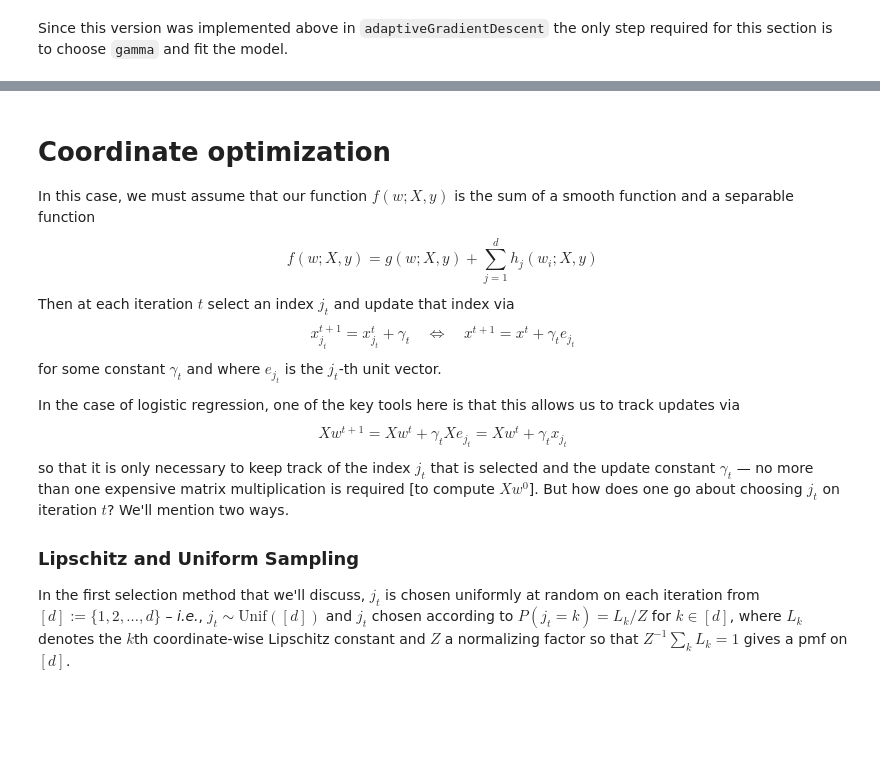
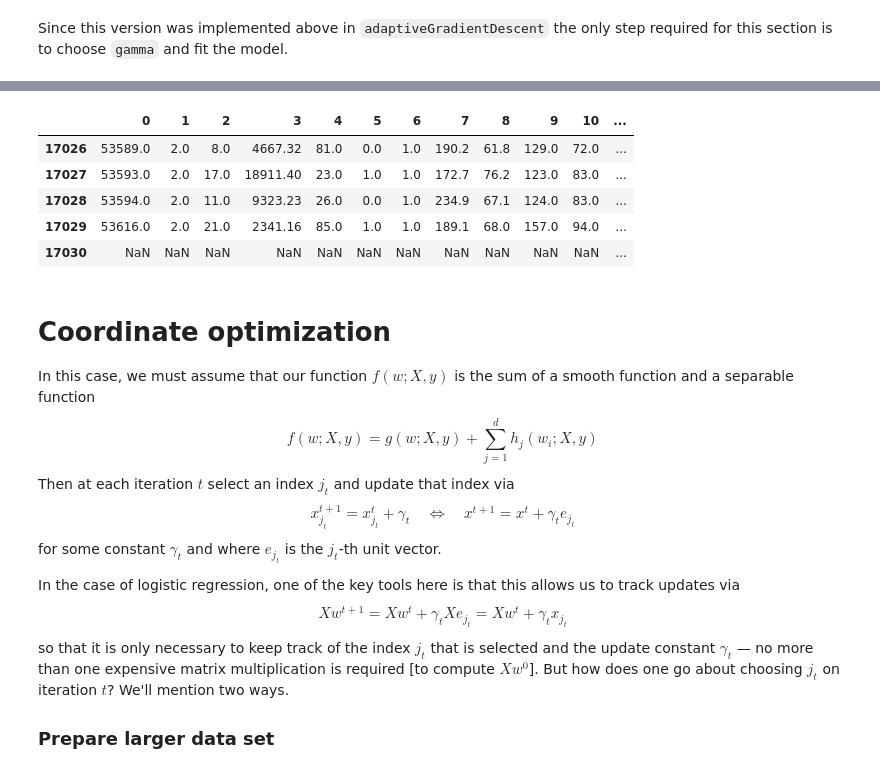
Before and after one commit to asberk/ubcs3, a Jupyter notebook: Gradient Descent (master).ipynb, the cells around one changed output, grey strips where cells are left out. Drawn from its saved outputs; the diff is of its cells as text; code cells hidden in the pictures; blank space fills up the shorter version.

```diff
--- a/Gradient Descent (master).ipynb
+++ b/Gradient Descent (master).ipynb
@@ -608,3 +671,12 @@ binaryClassifier2DPlot(LR_armijo)
+# %%
+smoking.tail()
+# %% [output]
+|  | 0 | 1 | 2 | 3 | 4 | 5 | 6 | 7 | 8 | 9 | 10 | ... |
+| 17026 | 53589.0 | 2.0 | 8.0 | 4667.32 | 81.0 | 0.0 | 1.0 | 190.2 | 61.8 | 129.0 | 72.0 | ... |
+| 17027 | 53593.0 | 2.0 | 17.0 | 18911.40 | 23.0 | 1.0 | 1.0 | 172.7 | 76.2 | 123.0 | 83.0 | ... |
+| 17028 | 53594.0 | 2.0 | 11.0 | 9323.23 | 26.0 | 0.0 | 1.0 | 234.9 | 67.1 | 124.0 | 83.0 | ... |
+| 17029 | 53616.0 | 2.0 | 21.0 | 2341.16 | 85.0 | 1.0 | 1.0 | 189.1 | 68.0 | 157.0 | 94.0 | ... |
+| 17030 | NaN | NaN | NaN | NaN | NaN | NaN | NaN | NaN | NaN | NaN | NaN | ... |
 # %% [markdown]
 # Coordinate optimization
 
@@ -623,7 +695,4 @@ $$
 Xw^{t+1} = Xw^t + \gamma_t X e_{j_t} = Xw^t + \gamma_t x_{j_t}
 $$
 so that it is only necessary to keep track of the index $j_t$ that is selected and the update constant $\gamma_t$ — no more than one expensive matrix multiplication is required [to compute $Xw^0$]. But how does one go about choosing $j_t$ on iteration $t$? We'll mention two ways.
-
-### Lipschitz and Uniform Sampling
-
-In the first selection method that we'll discuss, $j_t$ is chosen uniformly at random on each iteration from $[d] := \{1, 2, \ldots, d\}$ – *i.e.*, $j_t \sim \mathrm{Unif}([d])$ and $j_t$ chosen according to $P(j_t = k) = L_k/Z$ for $k \in [d]$, where $L_k$ denotes the $k$th coordinate-wise Lipschitz constant and $Z$ a normalizing factor so that $Z^{-1}\sum_k L_k = 1$ gives a pmf on $[d]$.
+### Prepare larger data set
```
Also changed, not shown: parts of 49 cells of this notebook, 1 other file.
